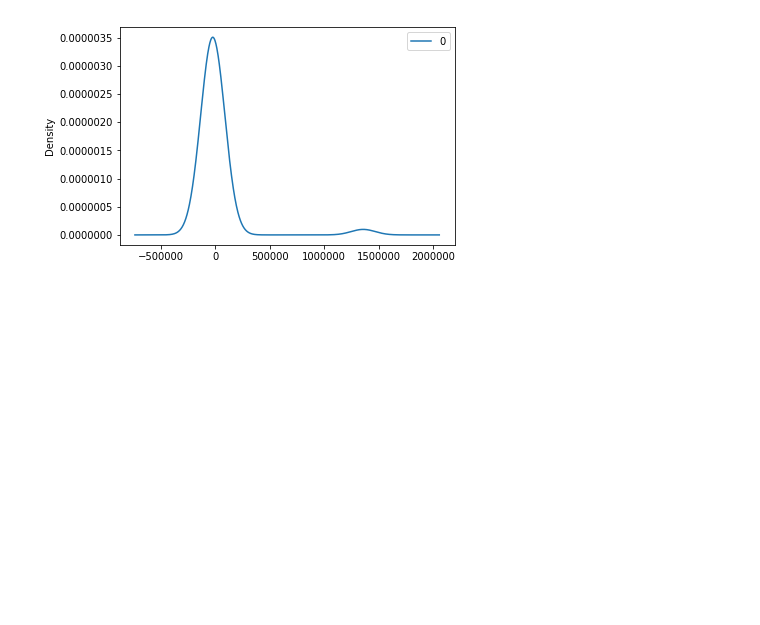
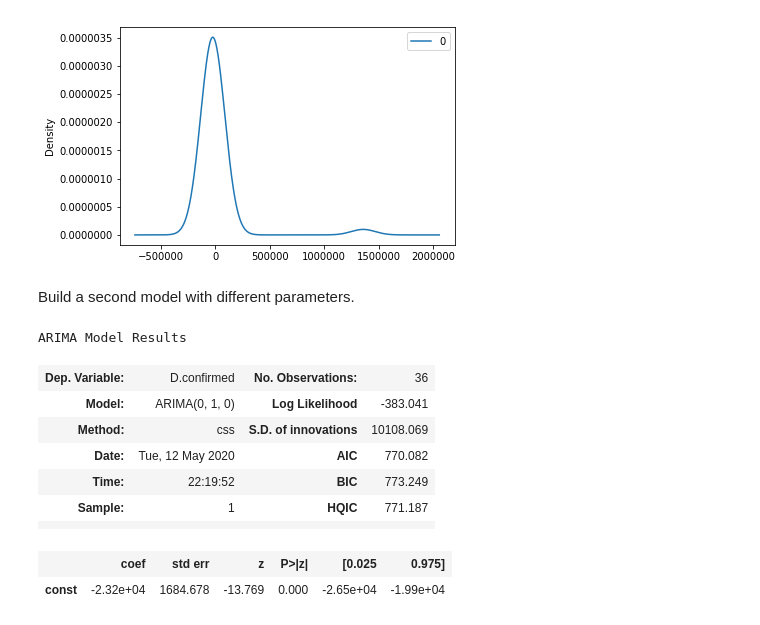
Before and after one commit to AVJdataminer/COVID19_GC, a Jupyter notebook: AnswerKeys/COVID19_GuidedCapstoneStep4andStep5_AnswerKey.ipynb, the cells around one changed output. Cells and saved outputs as stored; diff of their text form; code cells hidden in the pictures; blank space fills up the shorter version.

Commit message:
added more models

```diff
--- a/AnswerKeys/COVID19_GuidedCapstoneStep4andStep5_AnswerKey.ipynb
+++ b/AnswerKeys/COVID19_GuidedCapstoneStep4andStep5_AnswerKey.ipynb
@@ -389,3 +390,23 @@ residuals.plot(kind='kde')
 # %% [output]
 <matplotlib.axes._subplots.AxesSubplot at 0x...>
 [figure]
+# %% [markdown]
+Build a second model with different parameters.
+# %%
+p=0
+d=1
+q=0
+model = ARIMA(y, order=(p,d,q))
+model_fit = model.fit()
+model_fit.summary()
+# %% [output]
+ARIMA Model Results
+| Dep. Variable: | D.confirmed | No. Observations: | 36 |
+| Model: | ARIMA(0, 1, 0) | Log Likelihood | -383.041 |
+| Method: | css | S.D. of innovations | 10108.069 |
+| Date: | Tue, 12 May 2020 | AIC | 770.082 |
+| Time: | 22:19:52 | BIC | 773.249 |
+| Sample: | 1 | HQIC | 771.187 |
+|  |  |  |  |
+|  | coef | std err | z | P>|z| | [0.025 | 0.975] |
+| const | -2.32e+04 | 1684.678 | -13.769 | 0.000 | -2.65e+04 | -1.99e+04 |
```
Also changed, not shown: parts of 7 cells of this notebook.
